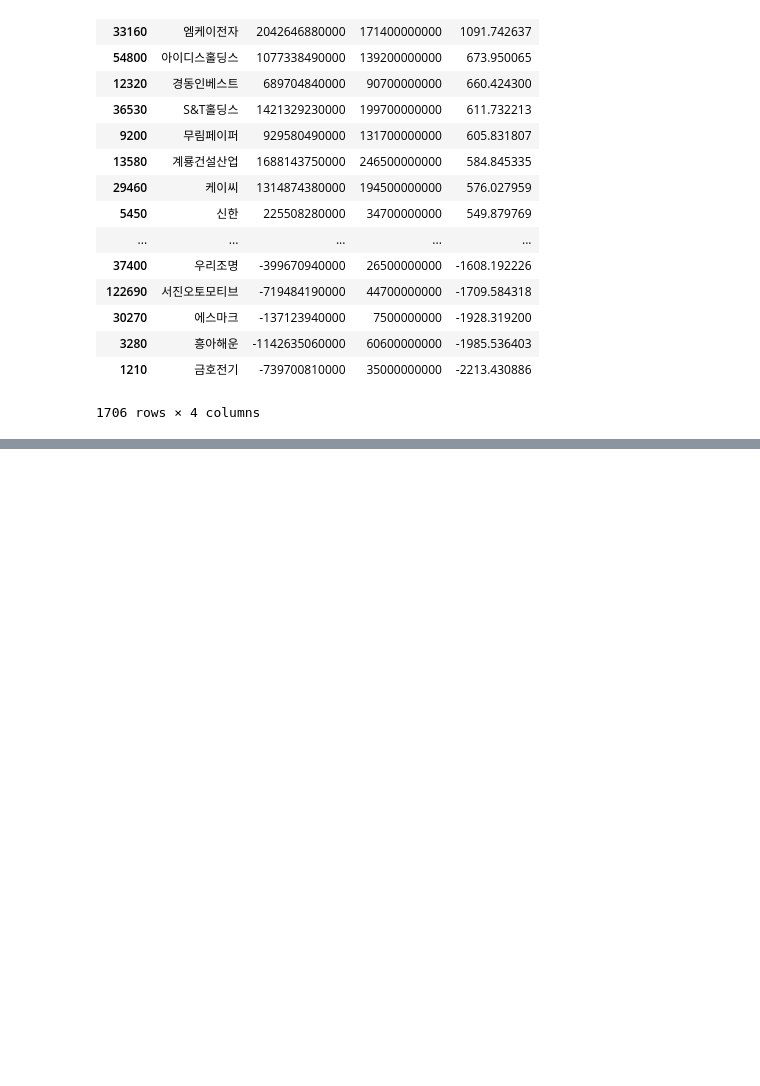
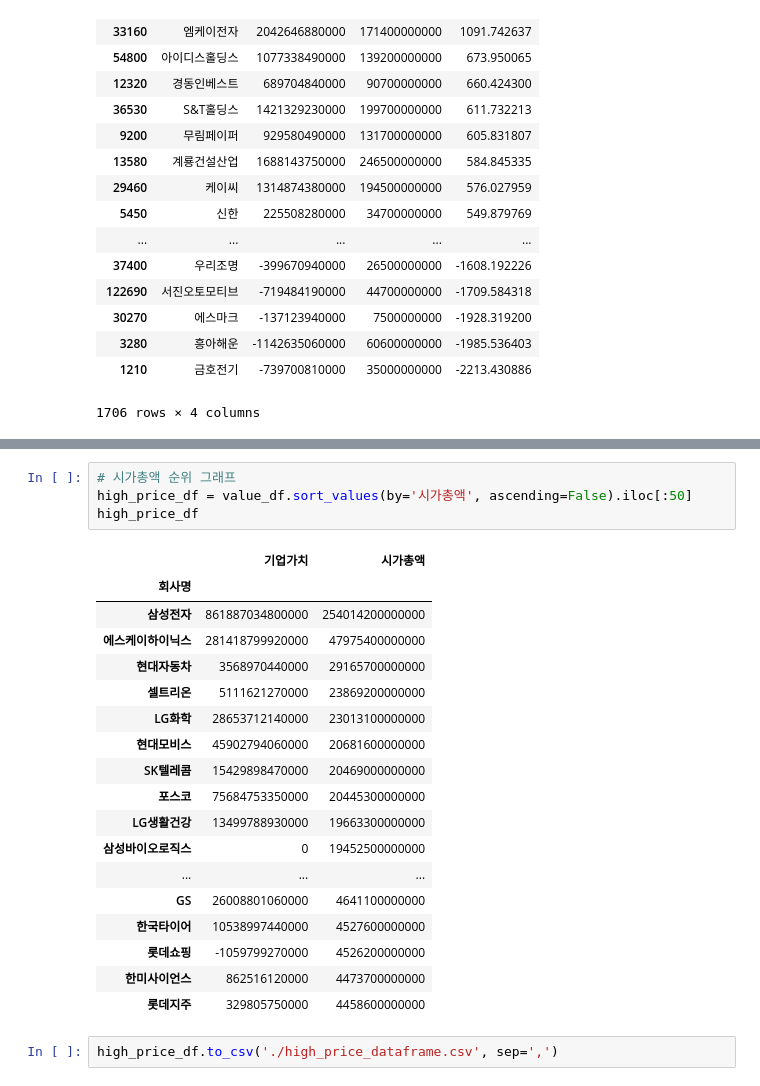
Before and after one commit to wjlee0908/korean-stock-margin, a Jupyter notebook: graph.ipynb, the cells around one changed output, grey strips where cells are left out. Saved outputs shown, nothing was run; the diff lists cells and outputs as text; blank space fills up the shorter version.

```diff
--- a/graph.ipynb
+++ b/graph.ipynb
@@ -38,0 +114,25 @@ df
+# %%
+# 시가총액 순위 그래프
+high_price_df = value_df.sort_values(by='시가총액', ascending=False).iloc[:50]
+high_price_df
+# %% [output]
+|  | 기업가치 | 시가총액 |
+| 회사명 |  |  |
+| 삼성전자 | 861887034800000 | 254014200000000 |
+| 에스케이하이닉스 | 281418799920000 | 47975400000000 |
+| 현대자동차 | 3568970440000 | 29165700000000 |
+| 셀트리온 | 5111621270000 | 23869200000000 |
+| LG화학 | 28653712140000 | 23013100000000 |
+| 현대모비스 | 45902794060000 | 20681600000000 |
+| SK텔레콤 | 15429898470000 | 20469000000000 |
+| 포스코 | 75684753350000 | 20445300000000 |
+| LG생활건강 | 13499788930000 | 19663300000000 |
+| 삼성바이오로직스 | 0 | 19452500000000 |
+| ... | ... | ... |
+| GS | 26008801060000 | 4641100000000 |
+| 한국타이어 | 10538997440000 | 4527600000000 |
+| 롯데쇼핑 | -1059799270000 | 4526200000000 |
+| 한미사이언스 | 862516120000 | 4473700000000 |
+| 롯데지주 | 329805750000 | 4458600000000 |
+# %%
+high_price_df.to_csv('./high_price_dataframe.csv', sep=',')
```
Also changed, not shown: parts of 18 cells of this notebook, 5 other files.
